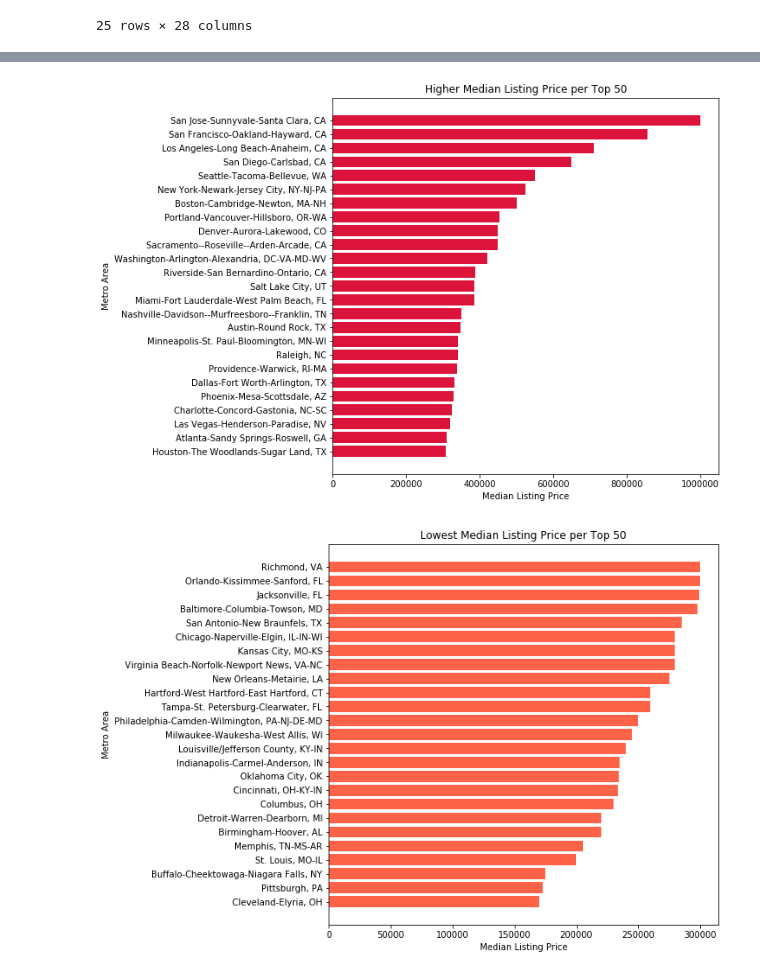
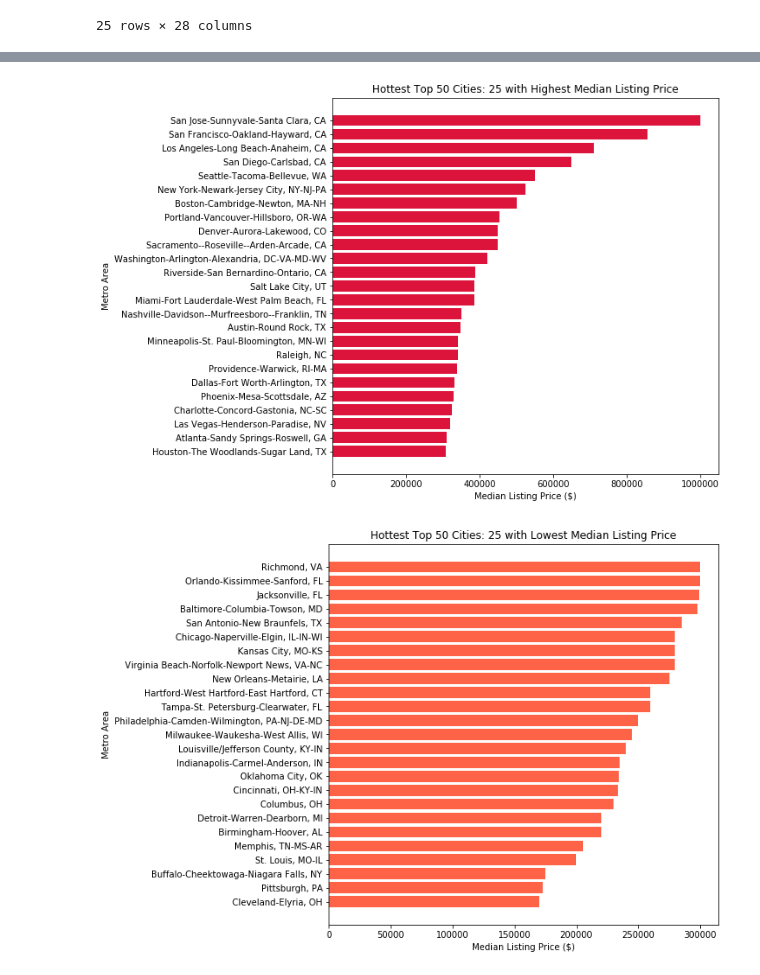
Before and after one commit to LoriHarris/Real_Estate_Affordability, a Jupyter notebook: plots.ipynb, the cells around one changed output, grey strips where cells are left out. Drawn from its saved outputs; the diff is of its cells as text; code cells hidden in the pictures.

Commit message:
updated code and graphs

```diff
--- a/plots.ipynb
+++ b/plots.ipynb
@@ -352,26 +383,28 @@ mort_sort_hrank
 # %%
+# Graph - Hottest Top 50 Cities: 25 with Highest Median Listing Price
 # Obtain the x and y coordinates
 x_axis = list_high_sort['CBSATitle']
 y_axis = list_high_sort['MedListPrice']
 tick_locations = [value for value in x_axis]
 
 plt.figure(figsize=[8, 8])
 
 plt.barh(x_axis, y_axis, color="crimson", align="center")
 plt.yticks(tick_locations, list_high_sort['CBSATitle'], rotation='horizontal')
 
 # Set a Title and labels
-plt.title("Highest Median Listing Price per Top 50")
-plt.xlabel("Median Listing Price")
+plt.title("Hottest Top 50 Cities: 25 with Highest Median Listing Price")
+plt.xlabel("Median Listing Price ($)")
 plt.ylabel("Metro Area")
 
 plt.show()
 
 # Save figure
 # plt.savefig("high_med.png")
 # %% [output]
-[figure, old version]
+[figure, new version]
 # %%
+# Graph - Hottest Top 50 Cities: 25 with Lowest Median Listing Price
 # Obtain the x and y coordinates
 x_axis = list_low_sort['CBSATitle']
 y_axis = list_low_sort['MedListPrice']
@@ -383,8 +416,8 @@ plt.barh(x_axis, y_axis, color="tomato", align="center")
 plt.yticks(tick_locations, list_low_sort['CBSATitle'], rotation='horizontal')
 
 # Set a Title and labels
-plt.title("Lowest Median Listing Price per Top 50")
-plt.xlabel("Median Listing Price")
+plt.title("Hottest Top 50 Cities: 25 with Lowest Median Listing Price")
+plt.xlabel("Median Listing Price ($)")
 plt.ylabel("Metro Area")
 
 plt.show()
@@ -392,5 +425,5 @@ plt.show()
 # Save figure
 # plt.savefig("low_med.png")
 # %% [output]
-[figure, old version]
+[figure, new version]
 # %%
```
Also changed, not shown: parts of 16 cells of this notebook.
